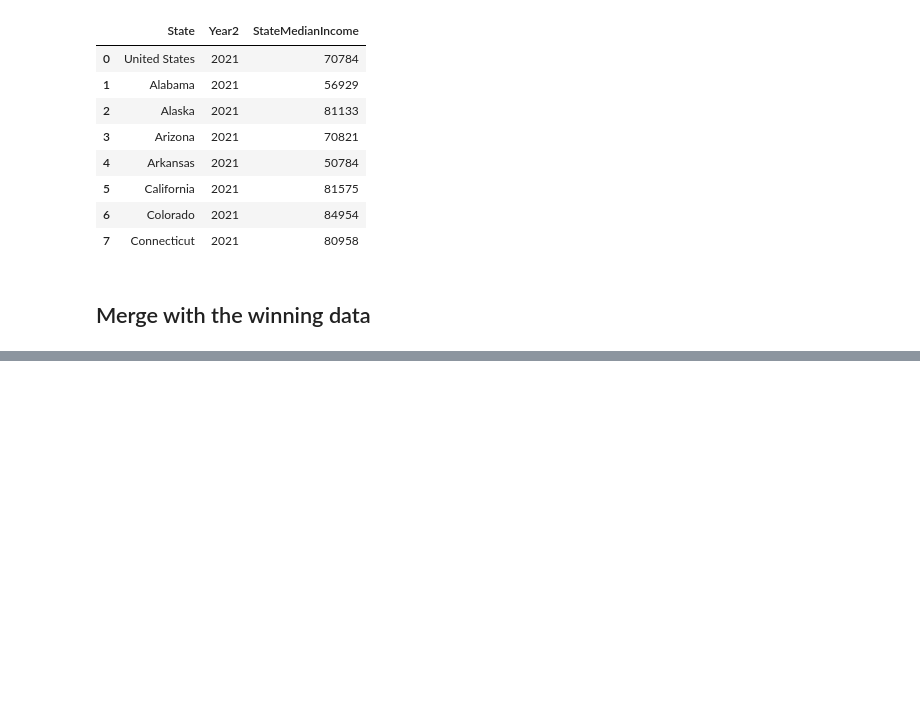
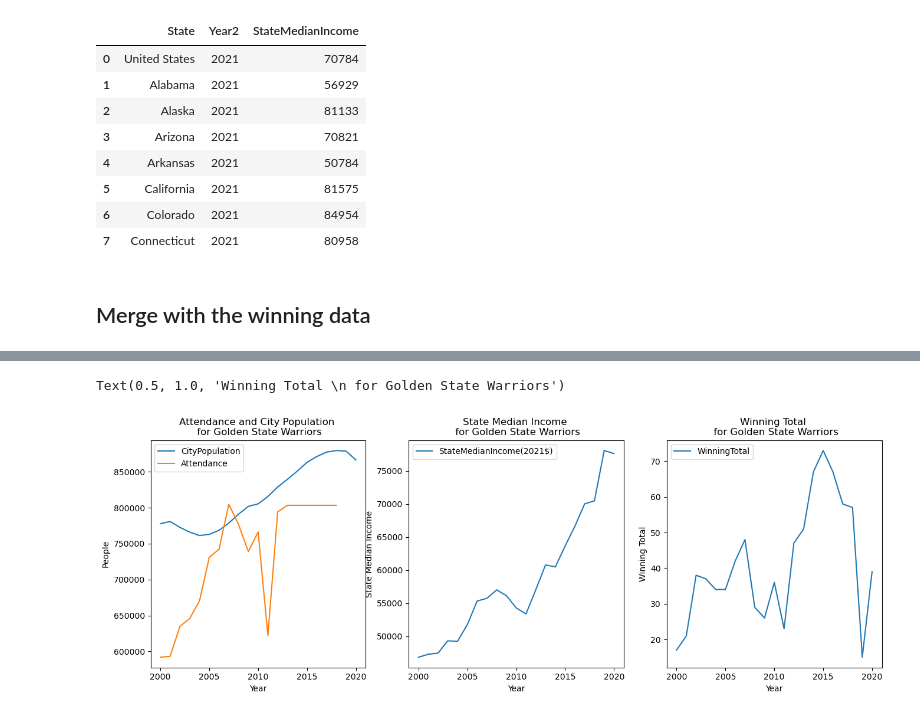
Before and after one commit to XinyangNick/ECO353-Project-1, a Jupyter notebook: ECO353P1.ipynb, the cells around one changed output, grey strips where cells are left out. Drawn from its saved outputs; the diff is of its cells as text; code cells hidden in the pictures; blank space fills up the shorter version.

```diff
--- a/ECO353P1.ipynb
+++ b/ECO353P1.ipynb
@@ -337,0 +353,8 @@ Final_Full_data.to_csv('NBATeamData.csv')
+# %%
+GS_Warrior2 = Final_Full_data.set_index(['Team', 'Year']).loc['Golden State Warriors', :][['CityPopulation',
+                                                                            'Attendance',
+                                                                            'State',
+                                                                            'City',
+                                                                            'StateMedianIncome(2021$)',
+                                                                            'WinningTotal',
+                                                                            'Year2']]
@@ -337,0 +399,22 @@ Final_Full_data.to_csv('NBATeamData.csv')
+# %%
+fig, ax = plt.subplots(1, 3, figsize=(16, 5))
+GS_Warrior2.reset_index(inplace=True)
+GS_Warrior2.set_index('Year2', inplace=True)
+
+GS_Warrior2[['CityPopulation', 'Attendance']].plot(ax=ax[0],)
+ax[0].set_xlabel('Year')
+ax[0].set_ylabel('People')
+ax[0].set_title('Attendance and City Population \n for Golden State Warriors')
+
+GS_Warrior2[['StateMedianIncome(2021$)']].plot(ax=ax[1],)
+ax[1].set_xlabel('Year')
+ax[1].set_ylabel('State Median Income')
+ax[1].set_title('State Median Income \n for Golden State Warriors')
+
+GS_Warrior2[['WinningTotal']].plot(ax=ax[2],)
+ax[2].set_xlabel('Year')
+ax[2].set_ylabel('Winning Total')
+ax[2].set_title('Winning Total \n for Golden State Warriors')
+# %% [output]
+Text(0.5, 1.0, 'Winning Total \n for Golden State Warriors')
+[figure, added]
```
Also changed, not shown: parts of 10 cells of this notebook, 3 other files.
